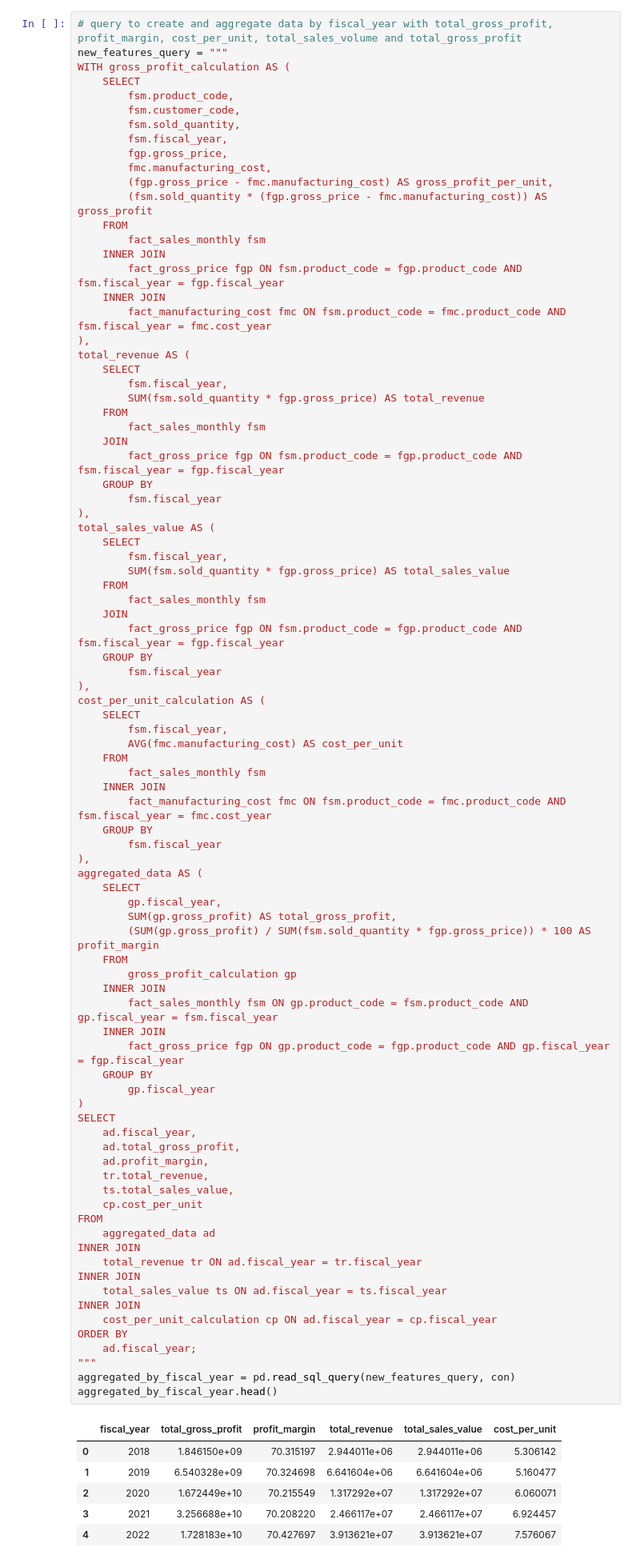
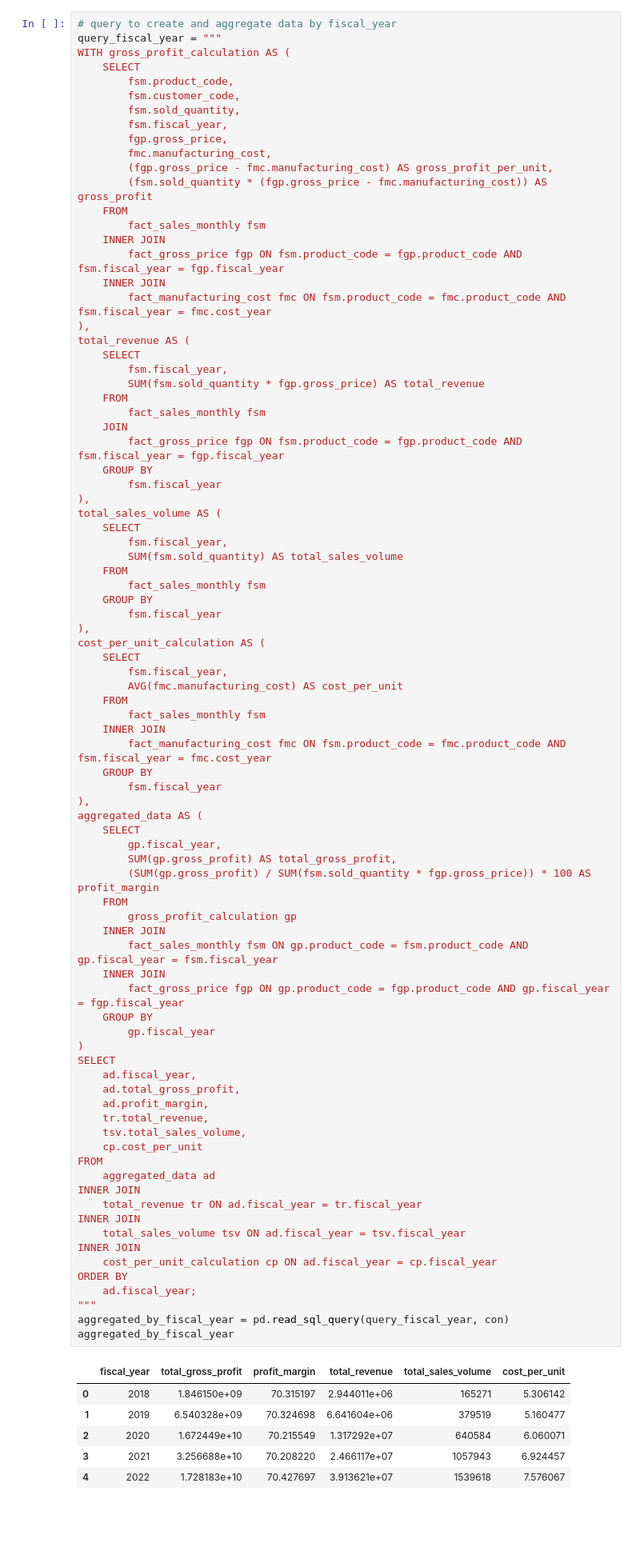
Before and after one commit to CesarChaparro1974/Financial_Analysis_Project, a Jupyter notebook: final_project.ipynb, the cells around one changed output. Shown at 80% size. Cells and saved outputs as stored; diff of their text form; blank space fills up the shorter version.

```diff
--- a/final_project.ipynb
+++ b/final_project.ipynb
@@ -711,6 +732,6 @@ print(total_frequency)
 # %%
-# query to create and aggregate data by fiscal_year with total_gross_profit, profit_margin, cost_per_unit, total_sales_volume and total_gross_profit
-new_features_query = """
+# query to create and aggregate data by fiscal_year
+query_fiscal_year = """
 WITH gross_profit_calculation AS (
     SELECT
         fsm.product_code,
@@ -739,14 +760,12 @@ total_revenue AS (
     GROUP BY
         fsm.fiscal_year
 ),
-total_sales_value AS (
+total_sales_volume AS (
     SELECT
         fsm.fiscal_year,
-        SUM(fsm.sold_quantity * fgp.gross_price) AS total_sales_value
+        SUM(fsm.sold_quantity) AS total_sales_volume
     FROM
         fact_sales_monthly fsm
-    JOIN
-        fact_gross_price fgp ON fsm.product_code = fgp.product_code AND fsm.fiscal_year = fgp.fiscal_year
     GROUP BY
         fsm.fiscal_year
 ),
@@ -765,42 +784,42 @@ aggregated_data AS (
     SELECT
         gp.fiscal_year,
         SUM(gp.gross_profit) AS total_gross_profit,
         (SUM(gp.gross_profit) / SUM(fsm.sold_quantity * fgp.gross_price)) * 100 AS profit_margin
     FROM
         gross_profit_calculation gp
     INNER JOIN
         fact_sales_monthly fsm ON gp.product_code = fsm.product_code AND gp.fiscal_year = fsm.fiscal_year
     INNER JOIN
         fact_gross_price fgp ON gp.product_code = fgp.product_code AND gp.fiscal_year = fgp.fiscal_year
     GROUP BY
         gp.fiscal_year
 )
 SELECT
     ad.fiscal_year,
     ad.total_gross_profit,
     ad.profit_margin,
     tr.total_revenue,
-    ts.total_sales_value,
+    tsv.total_sales_volume,
     cp.cost_per_unit
 FROM
     aggregated_data ad
 INNER JOIN
     total_revenue tr ON ad.fiscal_year = tr.fiscal_year
 INNER JOIN
-    total_sales_value ts ON ad.fiscal_year = ts.fiscal_year
+    total_sales_volume tsv ON ad.fiscal_year = tsv.fiscal_year
 INNER JOIN
     cost_per_unit_calculation cp ON ad.fiscal_year = cp.fiscal_year
 ORDER BY
     ad.fiscal_year;
 """
-aggregated_by_fiscal_year = pd.read_sql_query(new_features_query, con)
-aggregated_by_fiscal_year.head()
+aggregated_by_fiscal_year = pd.read_sql_query(query_fiscal_year, con)
+aggregated_by_fiscal_year
 # %% [output]
-|  | fiscal_year | total_gross_profit | profit_margin | total_revenue | total_sales_value | cost_per_unit |
-| 0 | 2018 | 1.846150e+09 | 70.315197 | 2.944011e+06 | 2.944011e+06 | 5.306142 |
-| 1 | 2019 | 6.540328e+09 | 70.324698 | 6.641604e+06 | 6.641604e+06 | 5.160477 |
-| 2 | 2020 | 1.672449e+10 | 70.215549 | 1.317292e+07 | 1.317292e+07 | 6.060071 |
-| 3 | 2021 | 3.256688e+10 | 70.208220 | 2.466117e+07 | 2.466117e+07 | 6.924457 |
-| 4 | 2022 | 1.728183e+10 | 70.427697 | 3.913621e+07 | 3.913621e+07 | 7.576067 |
+|  | fiscal_year | total_gross_profit | profit_margin | total_revenue | total_sales_volume | cost_per_unit |
+| 0 | 2018 | 1.846150e+09 | 70.315197 | 2.944011e+06 | 165271 | 5.306142 |
+| 1 | 2019 | 6.540328e+09 | 70.324698 | 6.641604e+06 | 379519 | 5.160477 |
+| 2 | 2020 | 1.672449e+10 | 70.215549 | 1.317292e+07 | 640584 | 6.060071 |
+| 3 | 2021 | 3.256688e+10 | 70.208220 | 2.466117e+07 | 1057943 | 6.924457 |
+| 4 | 2022 | 1.728183e+10 | 70.427697 | 3.913621e+07 | 1539618 | 7.576067 |
 # %% [markdown]
 #### Aggregate the data by Market.
```
Also changed, not shown: parts of 15 cells of this notebook.
